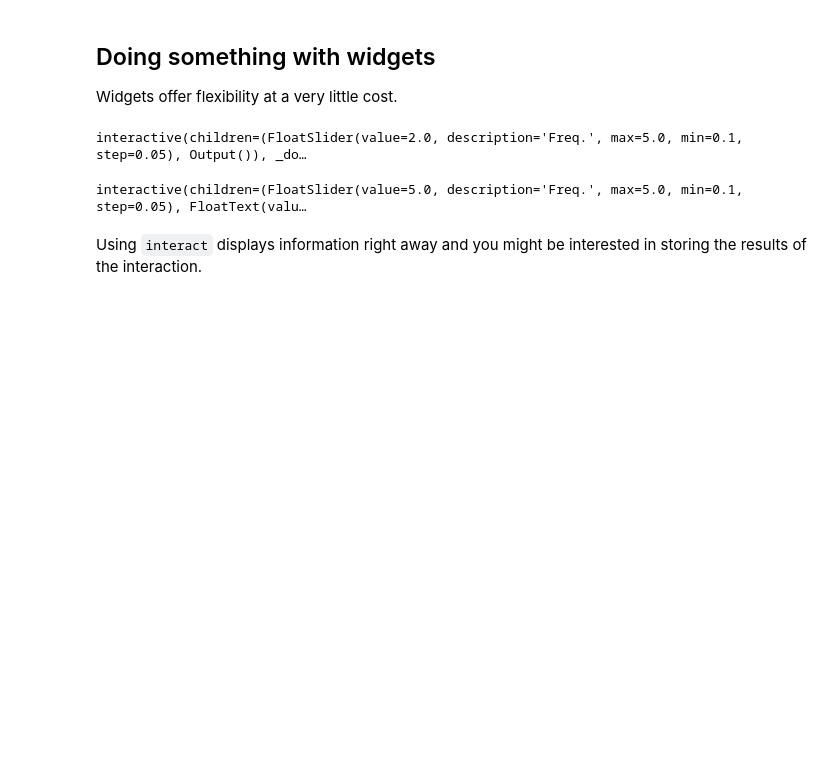
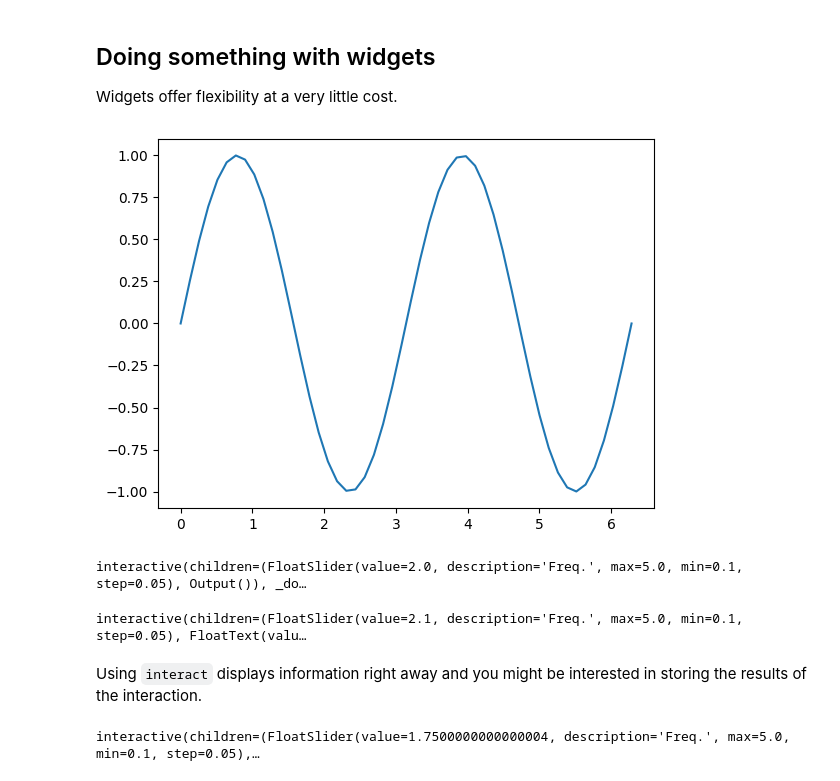
Before and after one commit to DHI/datatalks, a Jupyter notebook: talk_40_ipywidgets/talk.ipynb, the cells around one changed output. Cells and saved outputs as stored; diff of their text form; code cells hidden in the pictures; blank space fills up the shorter version.

```diff
--- a/talk_40_ipywidgets/talk.ipynb
+++ b/talk_40_ipywidgets/talk.ipynb
@@ -157,22 +174,25 @@ Widgets offer flexibility at a very little cost.
 # %%
 def plot(freq):
     x = np.linspace(0, 2*np.pi)
     y = np.sin(x * freq)
     plt.plot(x, y)
 
-freq_selector = widgets.FloatSlider(value=2, min=0.1, max=5, step=0.05, description="Freq.")
-
-interact(plot, freq = freq_selector);
+plot(2)
 # %% [output]
-interactive(children=(FloatSlider(value=2.0, description='Freq.', max=5.0, min=0.1, step=0.05), Output()), _do…
+[figure, added]
+# %%
+from ipywidgets import FloatSlider, interact
+
+freq_selector = FloatSlider(value=2, min=0.1, max=5, step=0.05, description="Freq.")
+
+interact(plot, freq = freq_selector);
+# %% [output]
+interactive(children=(FloatSlider(value=2.0, description='Freq.', max=5.0, min=0.1, step=0.05), Output()), _do…
 # %%
-phase_selector = widgets.FloatText(description="Phase")
-color_picker = widgets.ColorPicker(
-    concise=False,
-    description='Color',
-    value='blue',
-    disabled=False
-)
+from ipywidgets import FloatText, ColorPicker
+
+phase_selector = FloatText(description="Phase")
+color_picker = ColorPicker(description='Color', value='red')
 
 @interact(freq = freq_selector, phase = phase_selector, color = color_picker)
 def plot(freq, phase, color):
@@ -180,7 +200,7 @@ def plot(freq, phase, color):
     y = np.sin(phase + x * freq)
     plt.plot(x, y, c=color)
 # %% [output]
-interactive(children=(FloatSlider(value=5.0, description='Freq.', max=5.0, min=0.1, step=0.05), FloatText(valu…
+interactive(children=(FloatSlider(value=2.1, description='Freq.', max=5.0, min=0.1, step=0.05), FloatText(valu…
 # %% [markdown]
 Using `interact` displays information right away and you might be interested in storing the results of the interaction.
 # %%
@@ -192,0 +215,4 @@ w5 = interactive(plot, freq=freq_selector, phase=phase_selector, color=color_pic
+# %%
+display(w4)
+# %% [output]
+interactive(children=(FloatSlider(value=1.7500000000000004, description='Freq.', max=5.0, min=0.1, step=0.05),…
```
Also changed, not shown: parts of 30 cells of this notebook.
